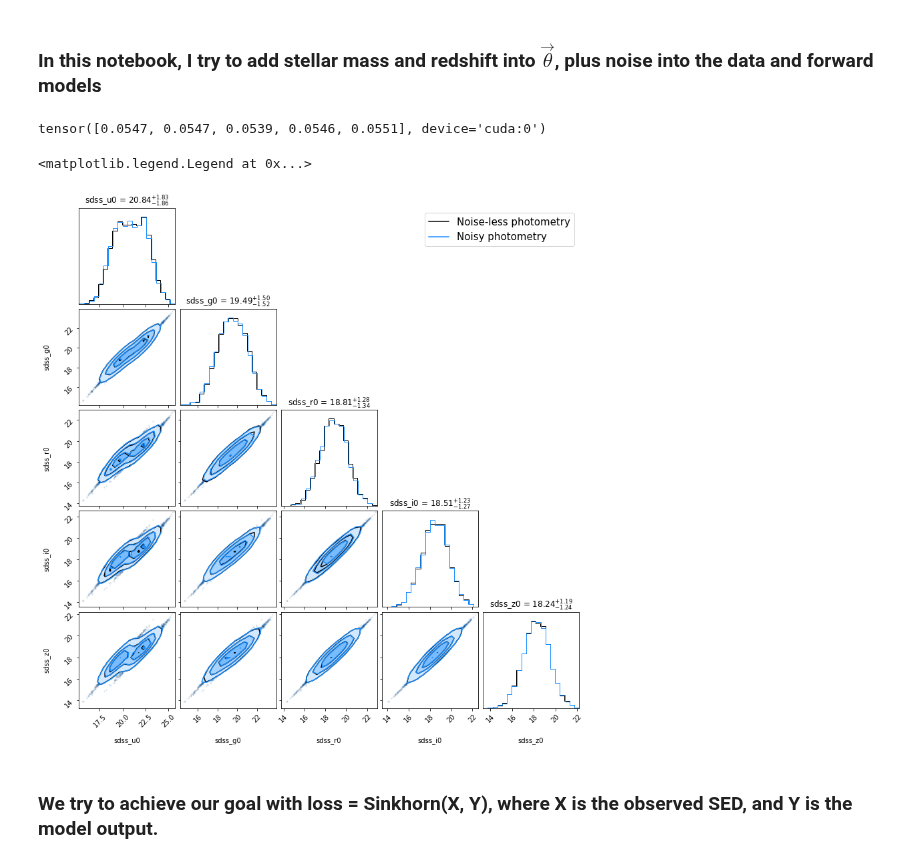
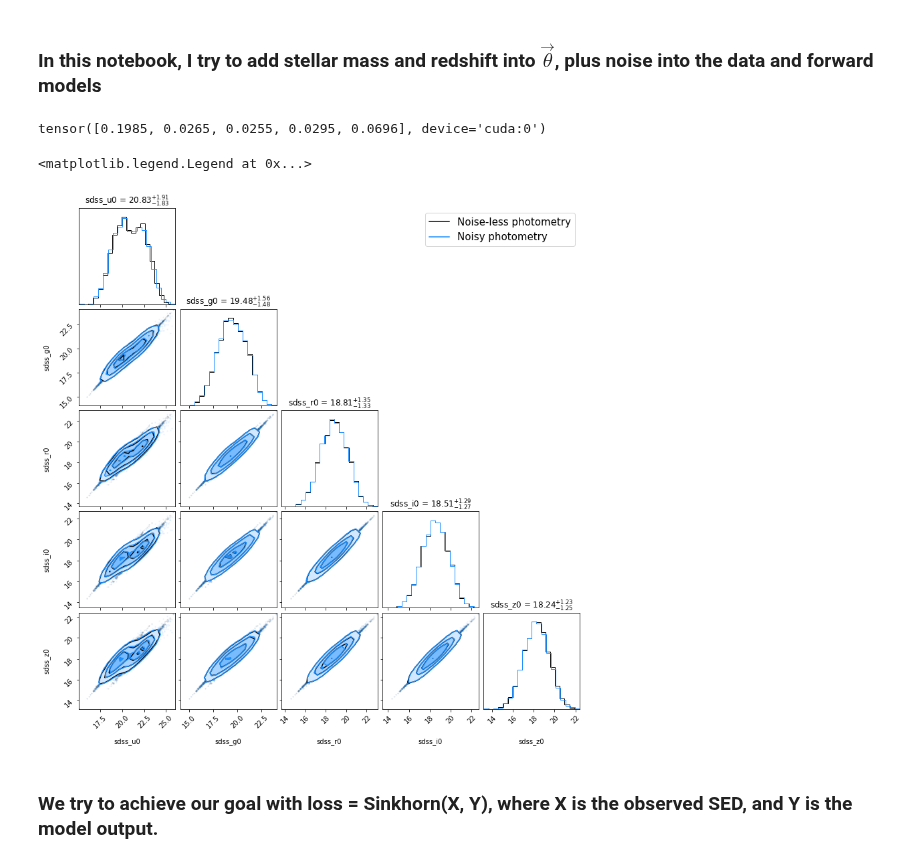
Before and after one commit to AstroJacobLi/popsed, a Jupyter notebook: notebooks/neural_density_estimator/nde_theta_sinkhorn_mass_redshift_noise.ipynb, the cells around one changed output. Saved outputs shown, nothing was run; the diff lists cells and outputs as text; code cells hidden in the pictures.

```diff
--- a/notebooks/neural_density_estimator/nde_theta_sinkhorn_mass_redshift_noise.ipynb
+++ b/notebooks/neural_density_estimator/nde_theta_sinkhorn_mass_redshift_noise.ipynb
@@ -23,8 +23,8 @@ with open('./speculator_best_recon_model.pkl', 'rb') as f:
     speculator = pickle.load(f)
 speculator.network.eval();
 # %%
-SNR = 20
-noise = True
+noise = 'nsa'
+noise_model_dir = './noise_model/nsa_noise_model_mag.npy'
 # %%
 # y_test = np.random.multivariate_normal(mean=[6, 0], cov=[[0.5, 0.3], [0.3, 0.1]], size=3000)
 y_test1 = np.random.multivariate_normal(mean=[6, -1], cov=[[0.7, 0.], [0., 0.2]], size=2500)
@@ -39,7 +39,7 @@ x_test = speculator.predict_mag(y_test,
                                 log_stellar_mass=y_stellar_mass,
                                 redshift=y_redshift,
                                 filterset=['sdss_{0}0'.format(b) for b in 'ugriz'],
-                                noise=noise, SNR=SNR,
+                                noise=noise, noise_model_dir=noise_model_dir,
                                ).cpu().detach().numpy()
 x_test = Tensor(x_test).to('cuda')
 
@@ -47,7 +47,7 @@ x_test_clean = speculator.predict_mag(y_test,
                                 log_stellar_mass=y_stellar_mass,
                                 redshift=y_redshift,
                                 filterset=['sdss_{0}0'.format(b) for b in 'ugriz'],
-                                noise=False,
+                                noise=None,
                                ).cpu().detach().numpy()
 x_test_clean = Tensor(x_test_clean).to('cuda')
 
@@ -60,34 +60,38 @@ x_test_clean = Tensor(x_test_clean).to('cuda')
 #                        show_titles=True,
 #                        title_kwargs={"fontsize": 12},
 #                        hist_kwargs={'density': True})
-# %%
-torch.std(x_test - x_test_clean, axis=0)
-# %% [output]
-tensor([0.0547, 0.0547, 0.0539, 0.0546, 0.0551], device='cuda:0')
+# %%
+torch.std(x_test - x_test_clean, axis=0)
+# %% [output]
+tensor([0.1985, 0.0265, 0.0255, 0.0295, 0.0696], device='cuda:0')
 # %%
 import matplotlib.lines as mlines
 k_line = mlines.Line2D([], [], color='k', label='Noise-less photometry')
 b_line = mlines.Line2D([], [], color='dodgerblue', label=r'Noisy photometry')
 
 labels = [f'sdss_{f}0' for f in 'ugriz']
 
 figure = corner.corner(x_test_clean.cpu().detach().numpy()[:, :],
                        color='k', labels=labels,
                        #quantiles=[0.16, 0.5, 0.84],
                        smooth=0.7, fill_contours=True,
-                       show_titles=True, title_kwargs={"fontsize": 12})
+                       show_titles=True,
+                       title_kwargs={"fontsize": 12},
+                       hist_kwargs={'density': True})
 
 nf_plot = corner.corner(x_test.cpu().detach().numpy()[:, :],
-                       color='dodgerblue', fig=figure, labels=labels,
-                       #quantiles=[0.16, 0.5, 0.84],
-                       smooth=0.7, fill_contours=True,
-                       show_titles=True, title_kwargs={"fontsize": 12})
+                        color='dodgerblue', fig=figure, labels=labels,
+                        #quantiles=[0.16, 0.5, 0.84],
+                        smooth=0.7, fill_contours=True,
+                        show_titles=True,
+                        title_kwargs={"fontsize": 12},
+                        hist_kwargs={'density': True})
 
 ax = nf_plot.get_axes()[4]
 ax.legend(handles=[k_line, b_line], fontsize=15)#, bbox_to_anchor=(0., 1.0, 1., .0))
 # %% [output]
 <matplotlib.legend.Legend at 0x...>
-[figure, old version]
+[figure, new version]
 # %% [markdown]
 ### We try to achieve our goal with loss = Sinkhorn(X, Y), where X is the observed SED, and Y is the model output.
 # %%
```
Also changed, not shown: parts of 11 cells of this notebook.
